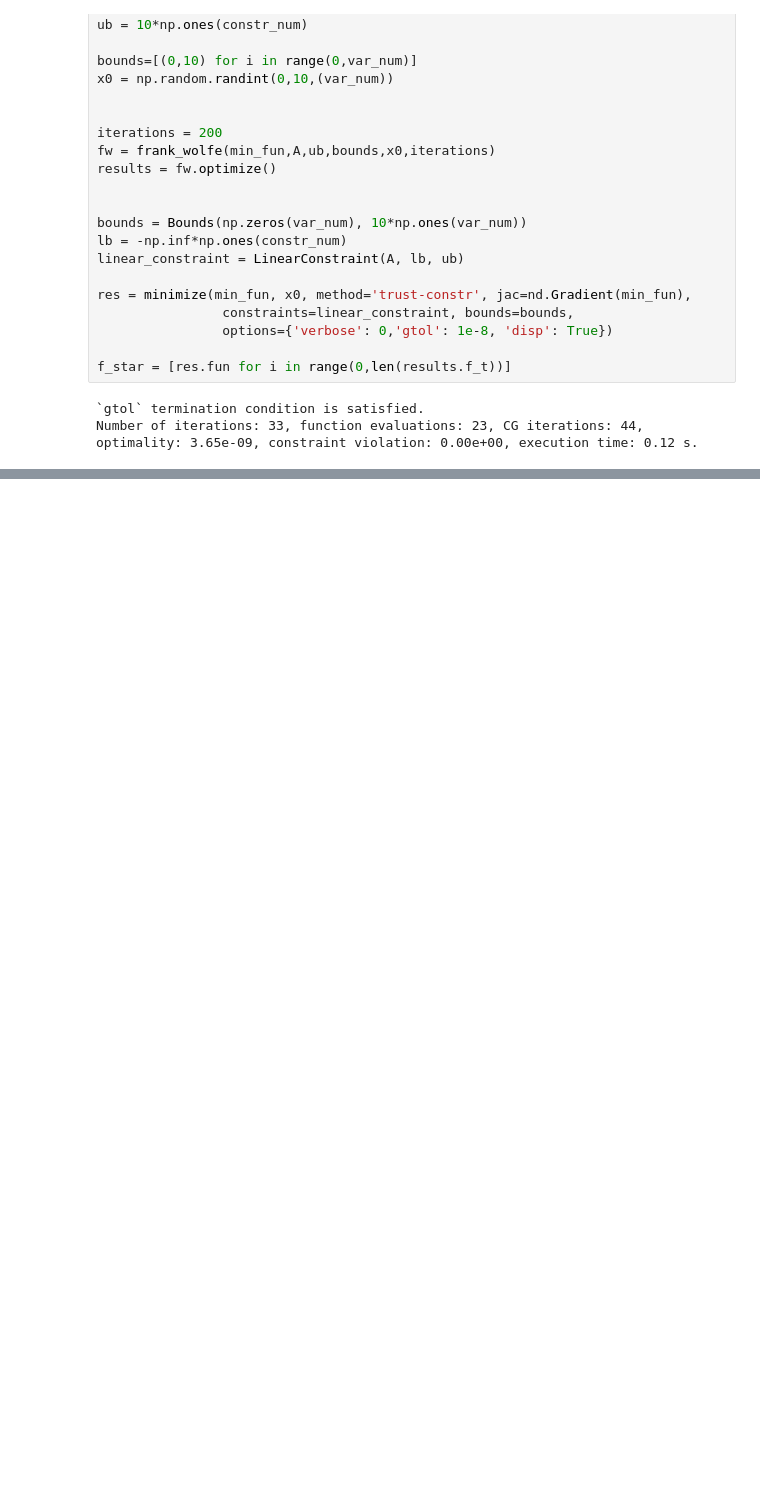
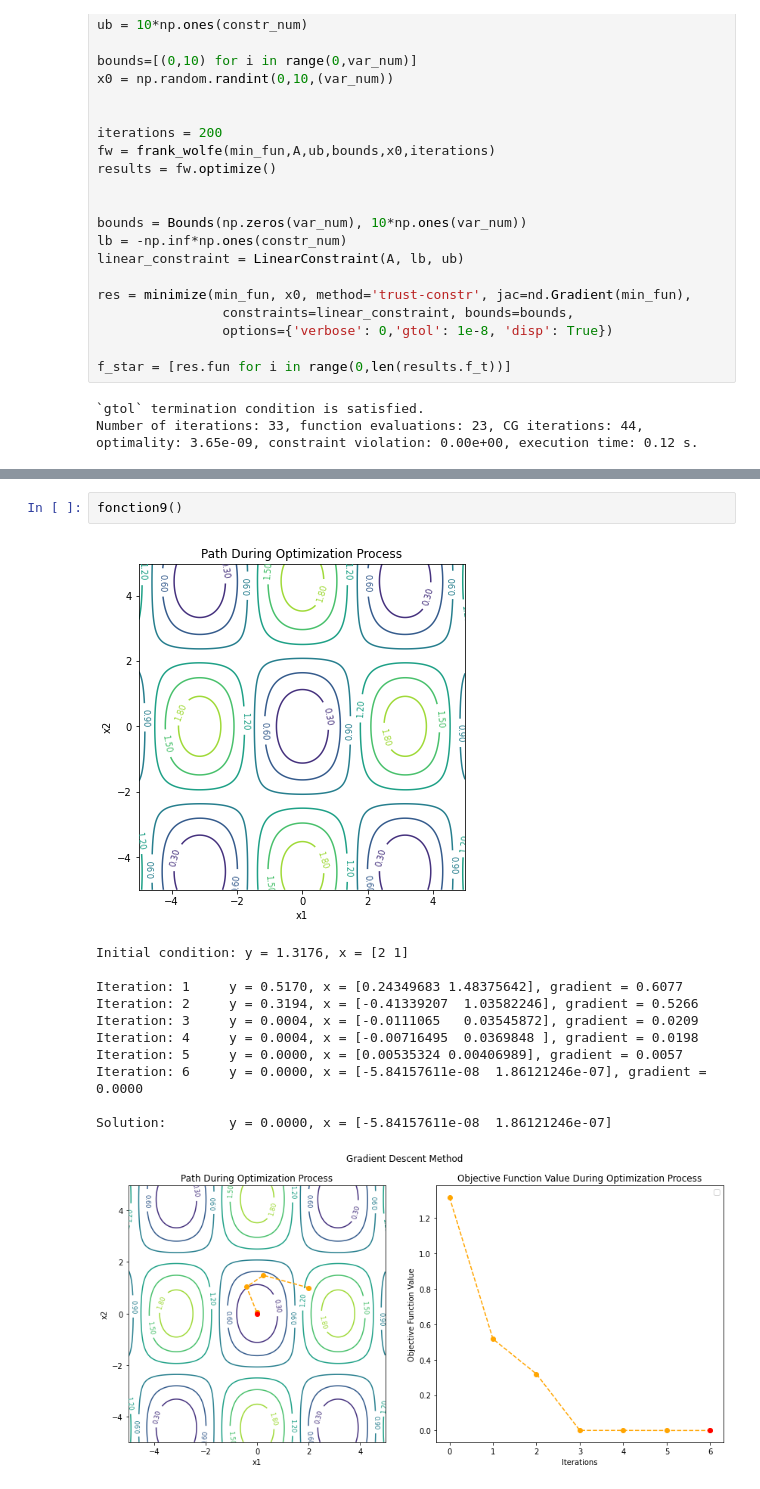
Before and after one commit to hammami991/2ing3, a Jupyter notebook: 9/Untitled6.ipynb, the cells around one changed output, grey strips where cells are left out. Cells and saved outputs as stored; diff of their text form; blank space fills up the shorter version.

```diff
--- a/9/Untitled6.ipynb
+++ b/9/Untitled6.ipynb
@@ -88,0 +582,15 @@ Number of iterations: 33, function evaluations: 23, CG iterations: 44, optimalit
+# %%
+fonction9()
+# %% [output]
+[figure, added]
+Initial condition: y = 1.3176, x = [2 1]
+
+Iteration: 1     y = 0.5170, x = [0.24349683 1.48375642], gradient = 0.6077
+Iteration: 2     y = 0.3194, x = [-0.41339207  1.03582246], gradient = 0.5266
+Iteration: 3     y = 0.0004, x = [-0.0111065   0.03545872], gradient = 0.0209
+Iteration: 4     y = 0.0004, x = [-0.00716495  0.0369848 ], gradient = 0.0198
+Iteration: 5     y = 0.0000, x = [0.00535324 0.00406989], gradient = 0.0057
+Iteration: 6     y = 0.0000, x = [-5.84157611e-08  1.86121246e-07], gradient = 0.0000
+
+Solution:        y = 0.0000, x = [-5.84157611e-08  1.86121246e-07]
+[figure, added]
```
Also changed, not shown: parts of 17 cells of this notebook, 2 other files.
